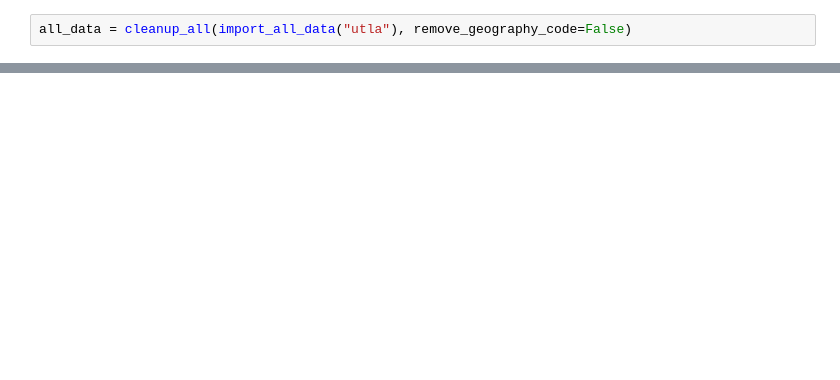
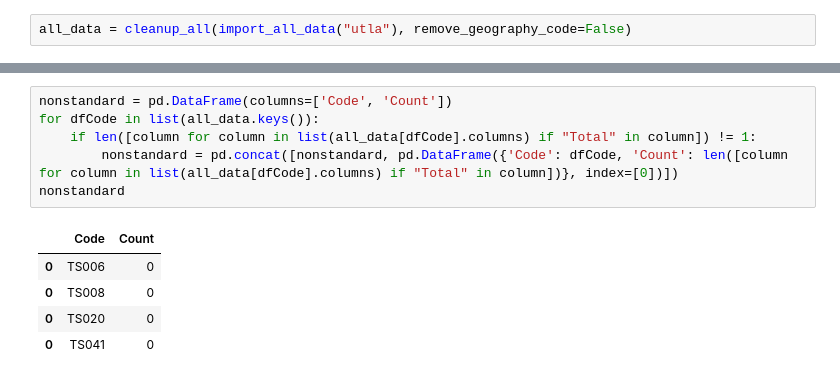
Before and after one commit to alexgregory1/work_experience_notebooks, a Jupyter notebook: correlations.ipynb, the cells around one changed output, grey strips where cells are left out. Saved outputs shown, nothing was run; the diff lists cells and outputs as text; blank space fills up the shorter version.

```diff
--- a/correlations.ipynb
+++ b/correlations.ipynb
@@ -10 +20,13 @@ all_data = cleanup_all(import_all_data("utla"), remove_geography_code=False)
+# %%
+nonstandard = pd.DataFrame(columns=['Code', 'Count'])
+for dfCode in list(all_data.keys()):
+    if len([column for column in list(all_data[dfCode].columns) if "Total" in column]) != 1:
+        nonstandard = pd.concat([nonstandard, pd.DataFrame({'Code': dfCode, 'Count': len([column for column in list(all_data[dfCode].columns) if "Total" in column])}, index=[0])])
+nonstandard
+# %% [output]
+|  | Code | Count |
+| 0 | TS006 | 0 |
+| 0 | TS008 | 0 |
+| 0 | TS020 | 0 |
+| 0 | TS041 | 0 |
 # %%
```
Also changed, not shown: parts of 4 cells of this notebook, 2 other files.
